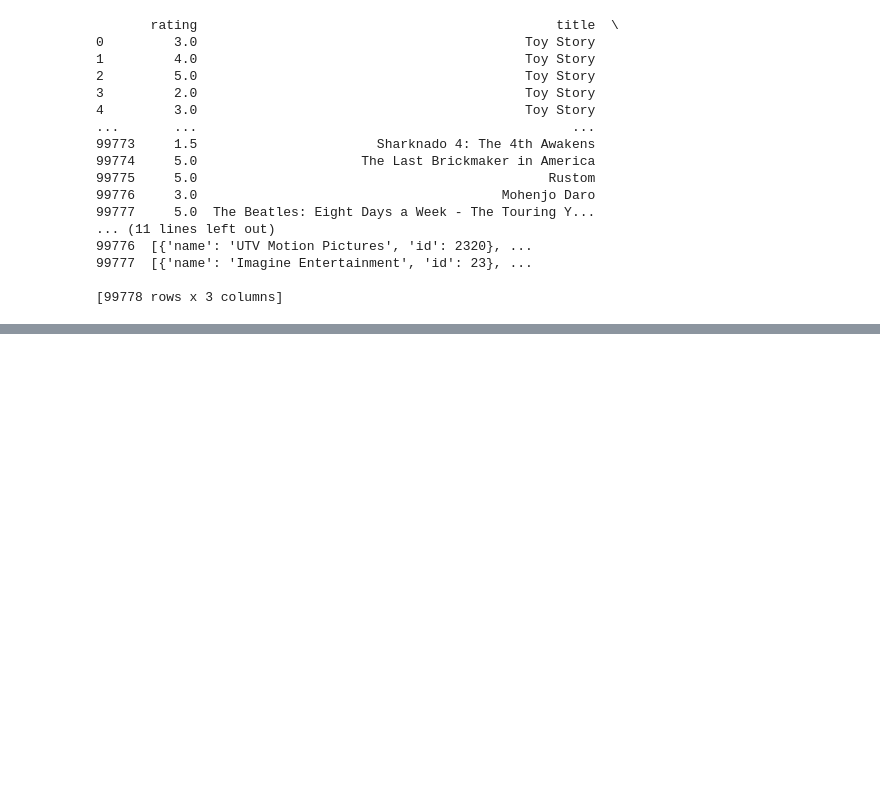
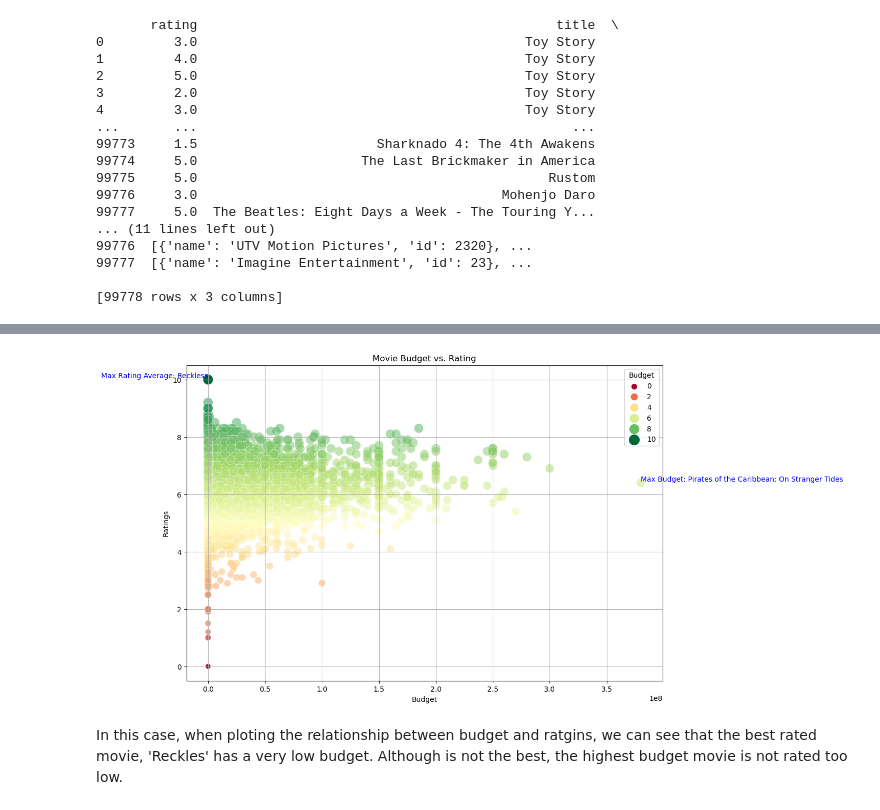
Before and after one commit to ADS-2023-FR1/Agile-Data-Science-Project-FR1, a Jupyter notebook: Data/initial_metrics_data.ipynb, the cells around one changed output, grey strips where cells are left out. Drawn from its saved outputs; the diff is of its cells as text; code cells hidden in the pictures; blank space fills up the shorter version.

```diff
--- a/Data/initial_metrics_data.ipynb
+++ b/Data/initial_metrics_data.ipynb
@@ -335,0 +507,9 @@ IndexError: list index out of range
+# %%
+meta_ratings2 = meta_ratings[['budget', 'vote_average', 'title']]
+
+meta_ratings2 = meta_ratings2.drop_duplicates(subset=['title'], ignore_index=True)
+
+print(meta_ratings2)
+
+meta_ratings2['budget'] = meta_ratings2['budget'].astype(float)
+meta_ratings2['vote_average'] = meta_ratings2['vote_average'].astype(float)
@@ -335,0 +534,40 @@ IndexError: list index out of range
+# %%
+import seaborn as sns
+import matplotlib.pyplot as plt
+
+# Scatter plot
+plt.figure(figsize=(12, 8))
+
+# Scatter plot with color mapping
+scatter = sns.scatterplot(x='budget', y='vote_average', data=meta_ratings2,
+                          hue='vote_average', palette='RdYlGn', size='vote_average', sizes=(50, 200),
+                          alpha=0.5, edgecolor='w', linewidth=0.5)
+
+# Find movies with maximum rating and popularity
+max_rating_movie = meta_ratings2.loc[meta_ratings2['budget'].idxmax(), 'title']
+max_popularity_movie = meta_ratings2.loc[meta_ratings2['vote_average'].idxmax(), 'title']
+max_rating_coords = (meta_ratings2['budget'].max(), meta_ratings2['vote_average'].loc[meta_ratings2['budget'].idxmax()])
+max_popularity_coords = (meta_ratings2['budget'].loc[meta_ratings2['vote_average'].idxmax()],
+                         meta_ratings2['vote_average'].max())
+
+# Annotate the plot with labels for max rating and popularity
+plt.text(*max_popularity_coords, f'Max Rating Average: {max_popularity_movie}',
+         fontsize=10, color='blue', ha='right', va='bottom')
+plt.text(*max_rating_coords, f'Max Budget: {max_rating_movie}',
+         fontsize=10, color='blue', ha='left', va='bottom')
+
+# Set labels and title
+plt.title('Movie Budget vs. Rating')
+plt.xlabel('Budget')
+plt.ylabel('Ratings')
+
+# Add legend
+legend = plt.legend()
+legend.set_title('Budget')
+
+plt.grid(True)
+plt.show()
+# %% [output]
+[figure, added]
+# %% [markdown]
+In this case, when ploting the relationship between budget and ratgins, we can see that the best rated movie, 'Reckles' has a very low budget. Although is not the best, the highest budget movie is not rated too low.
```
Also changed, not shown: parts of 16 cells of this notebook.
